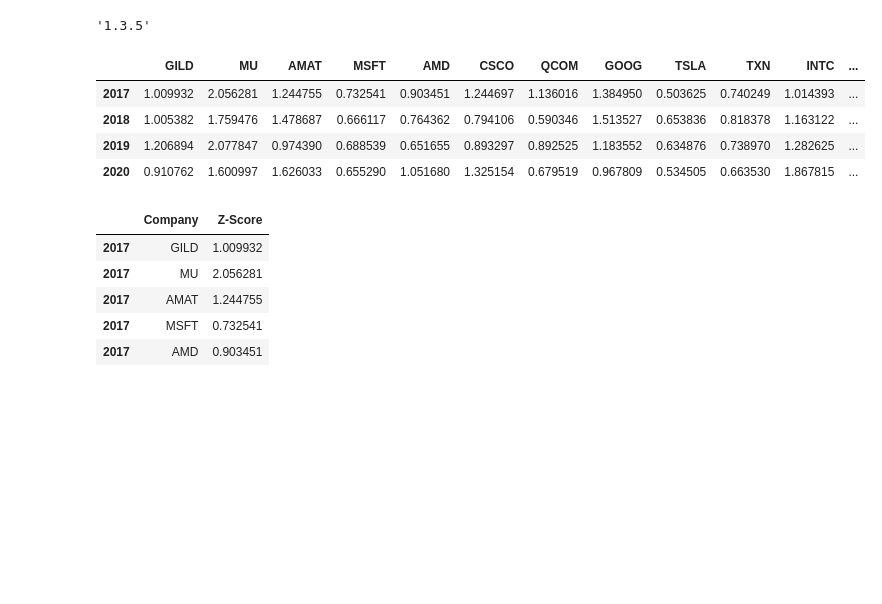
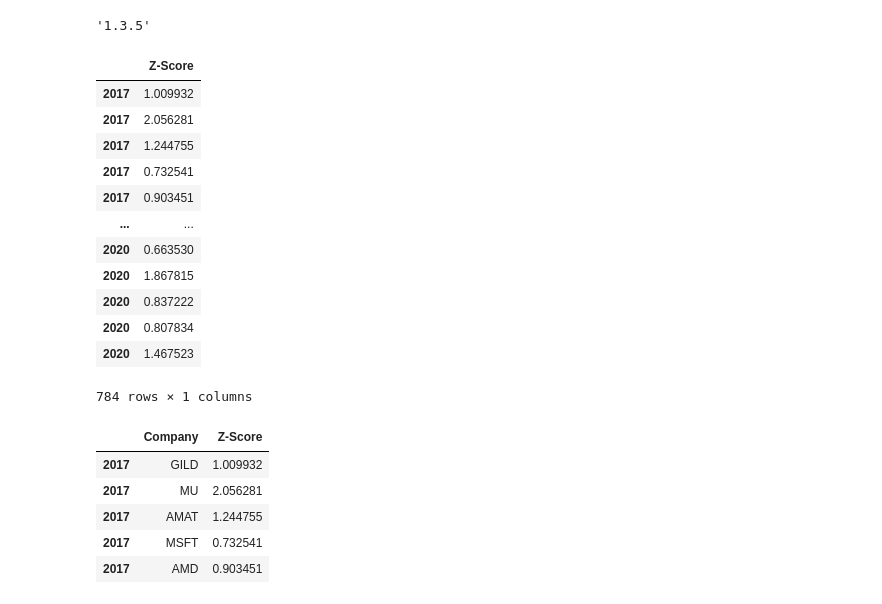
Before and after one commit to savio160502/TCC, a Jupyter notebook: Projeto.ipynb, the cells around one changed output. Drawn from its saved outputs; the diff is of its cells as text; code cells hidden in the pictures; blank space fills up the shorter version.

```diff
--- a/Projeto.ipynb
+++ b/Projeto.ipynb
@@ -235,23 +243,31 @@ pd.__version__
 # %%
 rank = pd.DataFrame()
 
-for steps in range(len(year)):
-    y = Full_table.loc[year[steps]]
+for steps in range(len(Full_table.index)):
+    y = Full_table.loc[Full_table.index[steps]]
     t_inv = 1/y
     bv = zscore2(t_inv)
-    bv = bv.T
-    bv.index = [year[steps]]
-    bv.columns = tickers
+    #bv = bv.T
+    #bv.index = [year[steps]]
+    #bv.columns = tickers
 
     rank = rank.append(bv)
 
 rank
 # %% [output]
-|  | GILD | MU | AMAT | MSFT | AMD | CSCO | QCOM | GOOG | TSLA | TXN | INTC | ... |
-| 2017 | 1.009932 | 2.056281 | 1.244755 | 0.732541 | 0.903451 | 1.244697 | 1.136016 | 1.384950 | 0.503625 | 0.740249 | 1.014393 | ... |
-| 2018 | 1.005382 | 1.759476 | 1.478687 | 0.666117 | 0.764362 | 0.794106 | 0.590346 | 1.513527 | 0.653836 | 0.818378 | 1.163122 | ... |
-| 2019 | 1.206894 | 2.077847 | 0.974390 | 0.688539 | 0.651655 | 0.893297 | 0.892525 | 1.183552 | 0.634876 | 0.738970 | 1.282625 | ... |
-| 2020 | 0.910762 | 1.600997 | 1.626033 | 0.655290 | 1.051680 | 1.325154 | 0.679519 | 0.967809 | 0.534505 | 0.663530 | 1.867815 | ... |
+|  | Z-Score |
+| 2017 | 1.009932 |
+| 2017 | 2.056281 |
+| 2017 | 1.244755 |
+| 2017 | 0.732541 |
+| 2017 | 0.903451 |
+| ... | ... |
+| 2020 | 0.663530 |
+| 2020 | 1.867815 |
+| 2020 | 0.837222 |
+| 2020 | 0.807834 |
+| 2020 | 1.467523 |
+784 rows × 1 columns
 # %%
 name = pd.DataFrame(tickers)
 concated = pd.concat([name]*len(year), axis=0)
```
Also changed, not shown: parts of 11 cells of this notebook.
